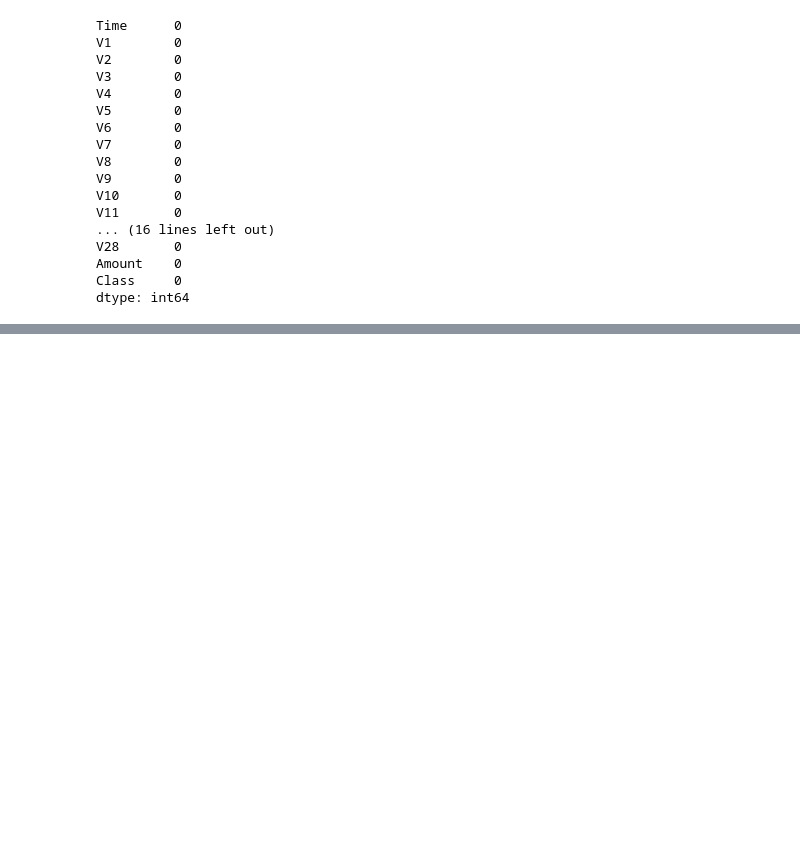
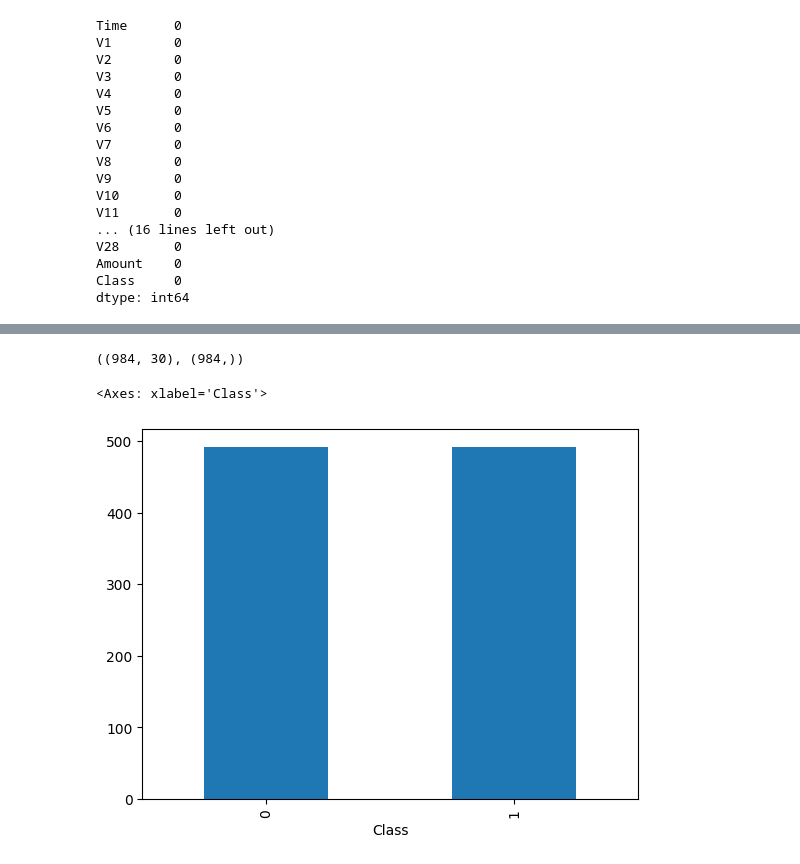
Before and after one commit to abrehamashebir/GO2COD_DS_02, a Jupyter notebook: notebook/credit_card_fraud_detection.ipynb, the cells around one changed output, grey strips where cells are left out. Cells and saved outputs as stored; diff of their text form; code cells hidden in the pictures; blank space fills up the shorter version.

```diff
--- a/notebook/credit_card_fraud_detection.ipynb
+++ b/notebook/credit_card_fraud_detection.ipynb
@@ -77,0 +101,4 @@ dtype: int64
+# %%
+X = card.drop(columns='Class', axis=1)
+
+Y = card['Class']
@@ -77,0 +124,4 @@ dtype: int64
+# %%
+nm = NearMiss()
+
+X_1, Y_1 = nm.fit_resample(X,Y)
@@ -77,0 +145,4 @@ dtype: int64
+# %%
+X_1.shape, Y_1.shape
+# %% [output]
+((984, 30), (984,))
@@ -77,0 +151,5 @@ dtype: int64
+# %%
+Y_1.value_counts().plot(kind='bar', )
+# %% [output]
+<Axes: xlabel='Class'>
+[figure, added]
```
Also changed, not shown: parts of 24 cells of this notebook.
